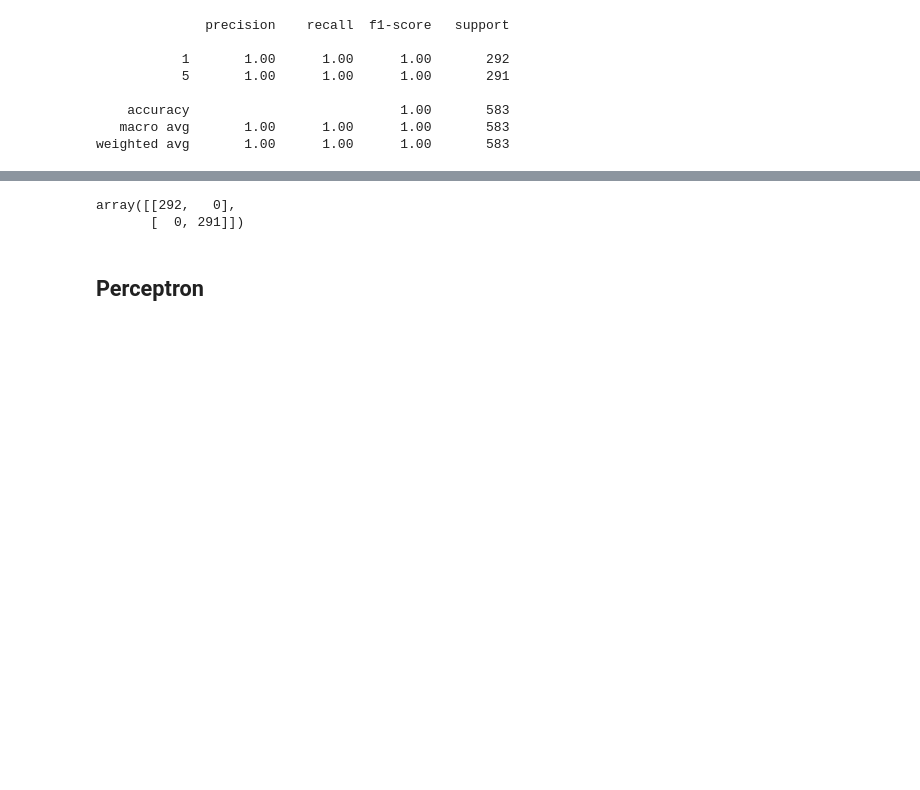
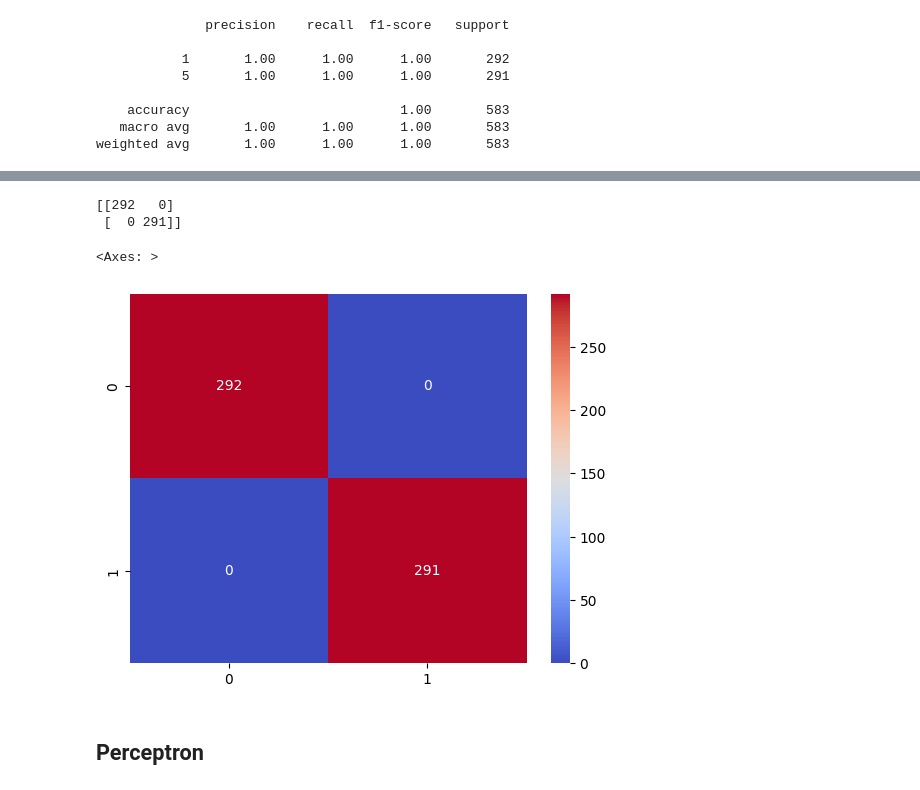
Before and after one commit to mariabandeira/Reconhecimento-de-Digitos, a Jupyter notebook: MiniProjeto_ML-3_2.ipynb, the cells around one changed output, grey strips where cells are left out. Drawn from its saved outputs; the diff is of its cells as text; code cells hidden in the pictures; blank space fills up the shorter version.

```diff
--- a/MiniProjeto_ML-3_2.ipynb
+++ b/MiniProjeto_ML-3_2.ipynb
@@ -288,9 +291,12 @@ array([[608,   0],
 # %%
 cm_test = confusion_matrix(test1x5['label'], pred_test)
-cm_test
+print(cm_test)
+sns.heatmap(cm_test, annot=True, fmt='d', cmap='coolwarm')
 # %% [output]
-array([[292,   0],
-       [  0, 291]])
+[[292   0]
+ [  0 291]]
+<Axes: >
+[figure, added]
 # %% [markdown]
 ## Perceptron
 # %%
```
Also changed, not shown: parts of 9 cells of this notebook, 9 other files.
